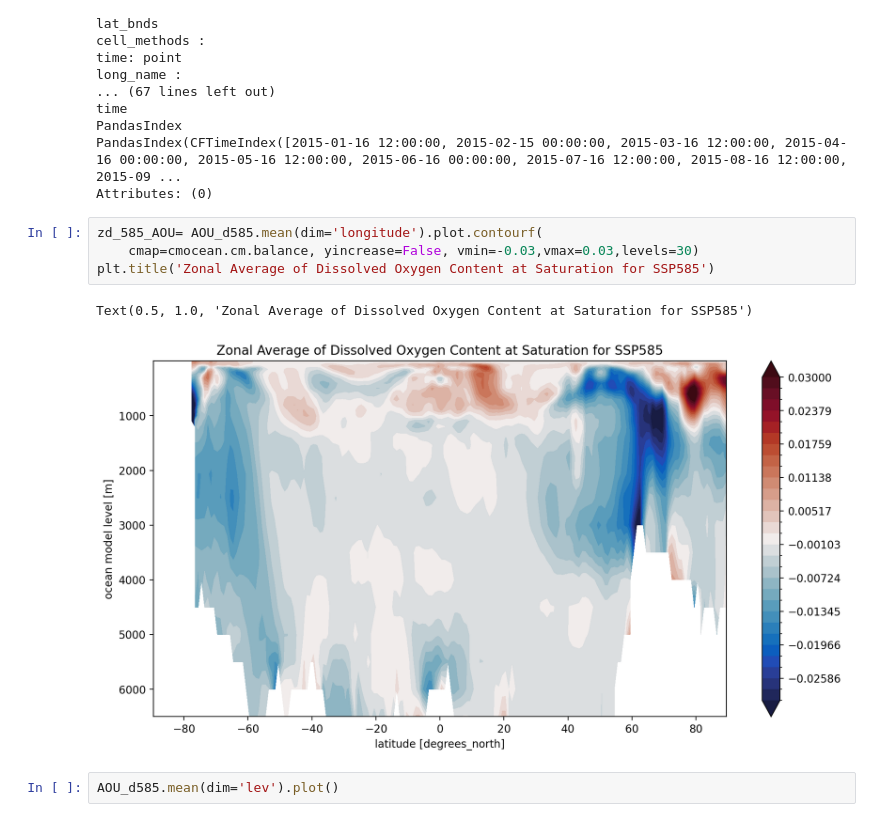
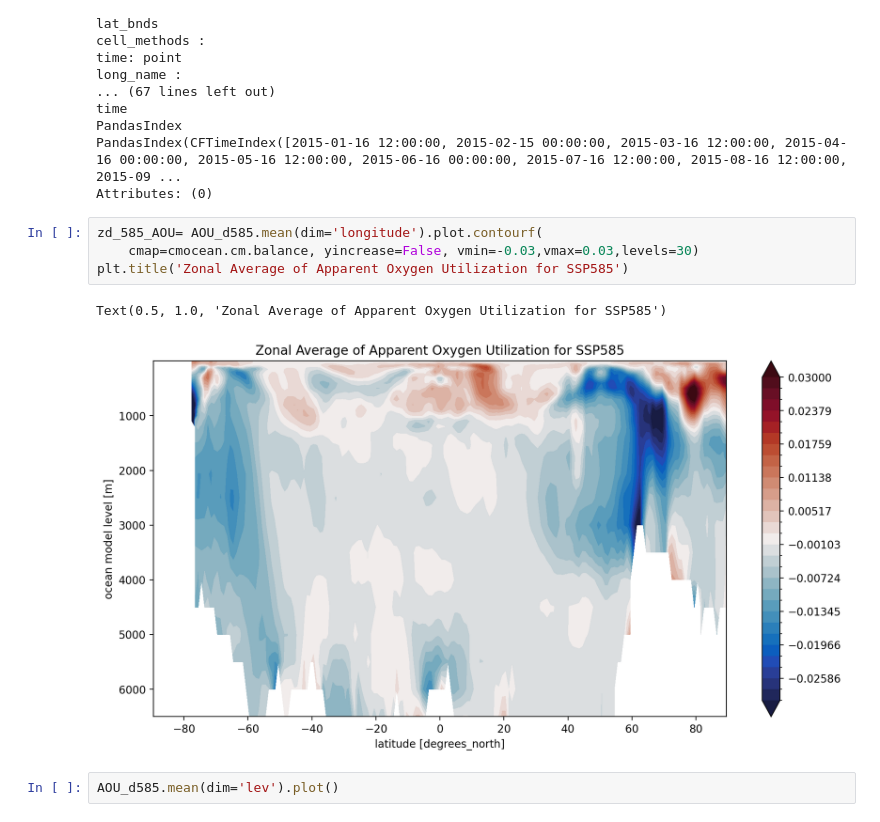
Before and after one commit to EES-3506-5506/Group4_Coomans, a Jupyter notebook: notebooks/File_practice.ipynb, the cells around one changed output. Drawn from its saved outputs; the diff is of its cells as text.

```diff
--- a/notebooks/File_practice.ipynb
+++ b/notebooks/File_practice.ipynb
@@ -307,10 +307,10 @@ Attributes: (0)
 # %%
 zd_585_AOU= AOU_d585.mean(dim='longitude').plot.contourf(
     cmap=cmocean.cm.balance, yincrease=False, vmin=-0.03,vmax=0.03,levels=30)
-plt.title('Zonal Average of Dissolved Oxygen Content at Saturation for SSP585')
+plt.title('Zonal Average of Apparent Oxygen Utilization for SSP585')
 # %% [output]
-Text(0.5, 1.0, 'Zonal Average of Dissolved Oxygen Content at Saturation for SSP585')
+Text(0.5, 1.0, 'Zonal Average of Apparent Oxygen Utilization for SSP585')
-[figure, old version]
+[figure, new version]
 # %%
 AOU_d585.mean(dim='lev').plot()
 # %% [output]
```
Also changed, not shown: 1 other file.
